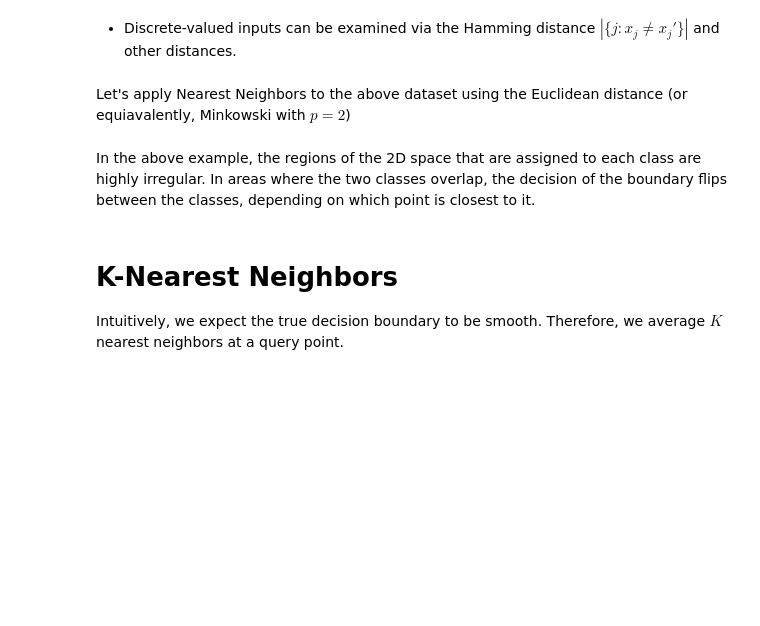
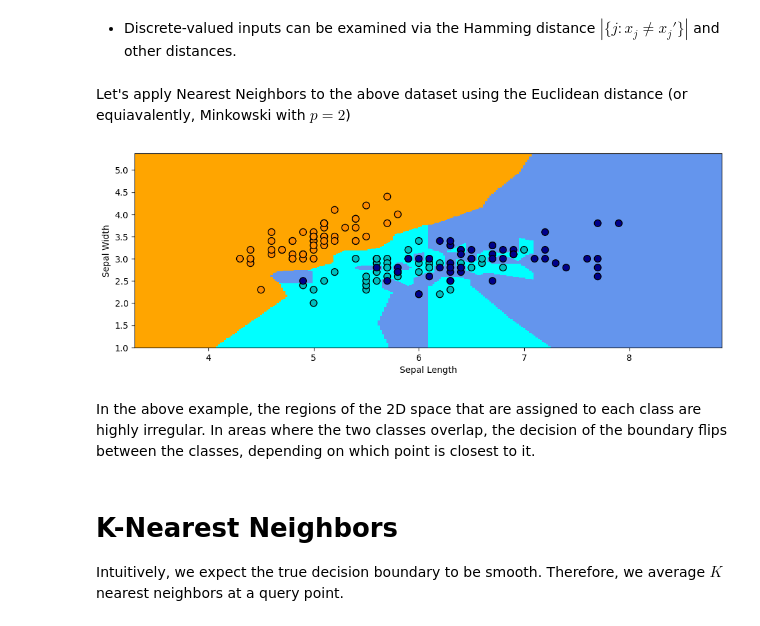
Before and after one commit to aaarrmiinnn/GW-ECE6210, a Jupyter notebook: slides/lecture4-classification.ipynb, the cells around one changed output. Cells and saved outputs as stored; diff of their text form; code cells hidden in the pictures; blank space fills up the shorter version.

```diff
--- a/slides/lecture4-classification.ipynb
+++ b/slides/lecture4-classification.ipynb
@@ -220,39 +242,43 @@ How do we select the point $x$ that is the closest to the query point $x'$? Ther
 # %% [markdown]
 Let's apply Nearest Neighbors to the above dataset using the Euclidean distance (or equiavalently, Minkowski with $p=2$)
 # %%
-# https://scikit-learn.org/stable/auto_examples/neighbors/plot_classification.html
 from sklearn import neighbors
 from matplotlib.colors import ListedColormap
+import numpy as np
+import matplotlib.pyplot as plt
 
 # Train a Nearest Neighbors Model
 clf = neighbors.KNeighborsClassifier(n_neighbors=1, metric='minkowski', p=2)
-clf.fit(iris_X.iloc[:,:2], iris_y)
+clf.fit(iris_X[:, :2], iris_y)  # Use array slicing instead of .iloc
 
 # Create color maps
 cmap_light = ListedColormap(['orange', 'cyan', 'cornflowerblue'])
 cmap_bold = ListedColormap(['darkorange', 'c', 'darkblue'])
 
 # Plot the decision boundary. For that, we will assign a color to each
-# point in the mesh [x_min, x_max]x[y_min, y_max].
-x_min, x_max = iris_X.iloc[:, 0].min() - 1, iris_X.iloc[:, 0].max() + 1
-y_min, y_max = iris_X.iloc[:, 1].min() - 1, iris_X.iloc[:, 1].max() + 1
+# point in the mesh [x_min, x_max] x [y_min, y_max].
+x_min, x_max = iris_X[:, 0].min() - 1, iris_X[:, 0].max() + 1
+y_min, y_max = iris_X[:, 1].min() - 1, iris_X[:, 1].max() + 1
 xx, yy = np.meshgrid(np.arange(x_min, x_max, 0.02),
                      np.arange(y_min, y_max, 0.02))
 Z = clf.predict(np.c_[xx.ravel(), yy.ravel()])
 
 # Put the result into a color plot
 Z = Z.reshape(xx.shape)
 plt.figure()
 plt.pcolormesh(xx, yy, Z, cmap=cmap_light)
 
 # Plot also the training points
-plt.scatter(iris_X.iloc[:, 0], iris_X.iloc[:, 1], c=iris_y, cmap=cmap_bold,
-            edgecolor='k', s=60)
+plt.scatter(iris_X[:, 0], iris_X[:, 1], c=iris_y, cmap=cmap_bold,
+            edgecolor='k', s=60)  # Use array slicing instead of .iloc
 plt.xlim(xx.min(), xx.max())
 plt.ylim(yy.min(), yy.max())
 
 plt.xlabel('Sepal Length')
 plt.ylabel('Sepal Width')
+plt.show()
+# %% [output]
+[figure, added]
 # %% [markdown]
 In the above example, the regions of the 2D space that are assigned to each class are highly irregular. In areas where the two classes overlap, the decision of the boundary flips between the classes, depending on which point is closest to it.
 # %% [markdown]
```
Also changed, not shown: parts of 20 cells of this notebook.
